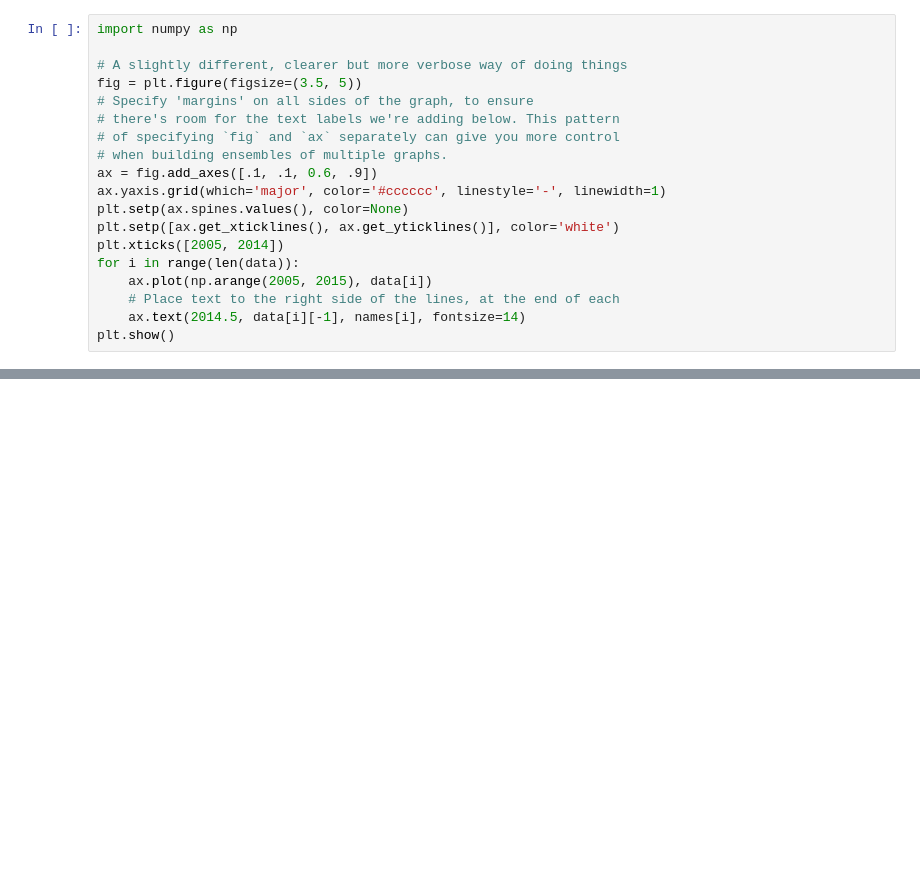
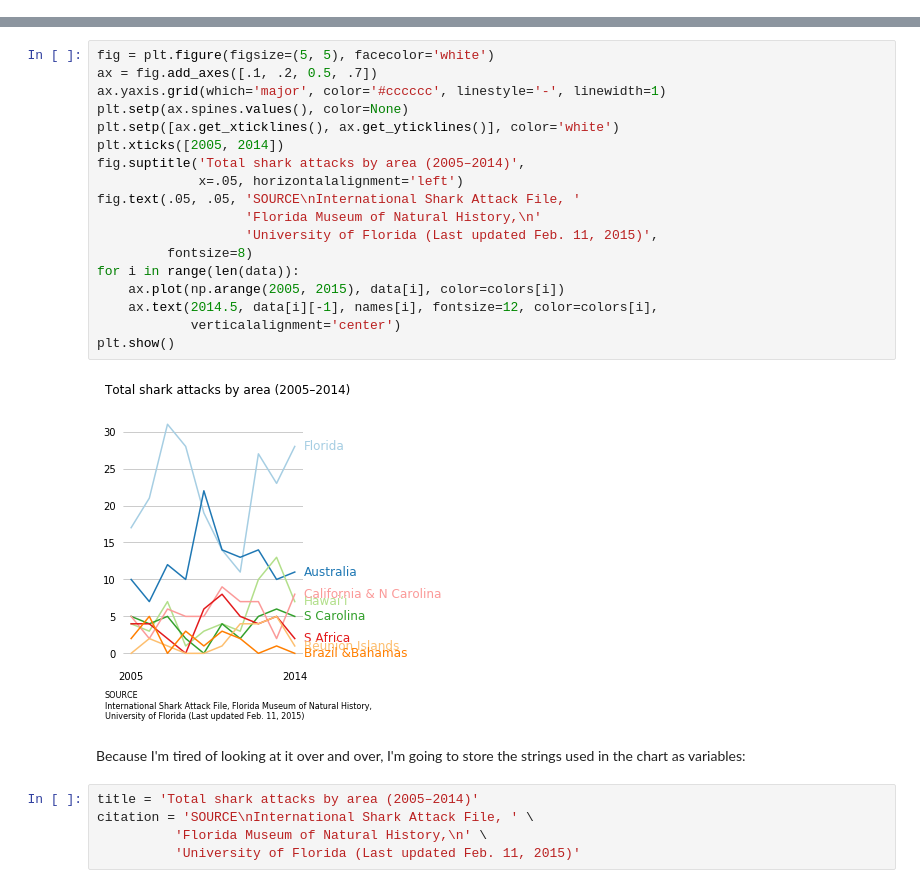
Before and after one commit to njmattes/rdcep-dataviz-bootcamp, a Jupyter notebook: example_graph/shark_attacks.ipynb, the cells around one changed output, grey strips where cells are left out. Saved outputs shown, nothing was run; the diff lists cells and outputs as text; blank space fills up the shorter version.

Commit message:
Colors and bar graphs

```diff
--- a/example_graph/shark_attacks.ipynb
+++ b/example_graph/shark_attacks.ipynb
@@ -104,19 +0,0 @@ names = [
-# %%
-import numpy as np
-
-# A slightly different, clearer but more verbose way of doing things
-fig = plt.figure(figsize=(3.5, 5))
-# Specify 'margins' on all sides of the graph, to ensure
-# there's room for the text labels we're adding below. This pattern
-# of specifying `fig` and `ax` separately can give you more control
-# when building ensembles of multiple graphs.
-ax = fig.add_axes([.1, .1, 0.6, .9])
-ax.yaxis.grid(which='major', color='#cccccc', linestyle='-', linewidth=1)
-plt.setp(ax.spines.values(), color=None)
-plt.setp([ax.get_xticklines(), ax.get_yticklines()], color='white')
-plt.xticks([2005, 2014])
-for i in range(len(data)):
-    ax.plot(np.arange(2005, 2015), data[i])
-    # Place text to the right side of the lines, at the end of each
-    ax.text(2014.5, data[i][-1], names[i], fontsize=14)
-plt.show()
@@ -182,0 +79,27 @@ plt.show()
+# %%
+fig = plt.figure(figsize=(5, 5), facecolor='white')
+ax = fig.add_axes([.1, .2, 0.5, .7])
+ax.yaxis.grid(which='major', color='#cccccc', linestyle='-', linewidth=1)
+plt.setp(ax.spines.values(), color=None)
+plt.setp([ax.get_xticklines(), ax.get_yticklines()], color='white')
+plt.xticks([2005, 2014])
+fig.suptitle('Total shark attacks by area (2005–2014)',
+             x=.05, horizontalalignment='left')
+fig.text(.05, .05, 'SOURCE\nInternational Shark Attack File, '
+                   'Florida Museum of Natural History,\n'
+                   'University of Florida (Last updated Feb. 11, 2015)',
+         fontsize=8)
+for i in range(len(data)):
+    ax.plot(np.arange(2005, 2015), data[i], color=colors[i])
+    ax.text(2014.5, data[i][-1], names[i], fontsize=12, color=colors[i],
+            verticalalignment='center')
+plt.show()
+# %% [output]
+[figure, added]
+# %% [markdown]
+Because I'm tired of looking at it over and over, I'm going to store the strings used in the chart as variables:
+# %%
+title = 'Total shark attacks by area (2005–2014)'
+citation = 'SOURCE\nInternational Shark Attack File, ' \
+          'Florida Museum of Natural History,\n' \
+          'University of Florida (Last updated Feb. 11, 2015)'
```
Also changed, not shown: parts of 57 cells of this notebook.
